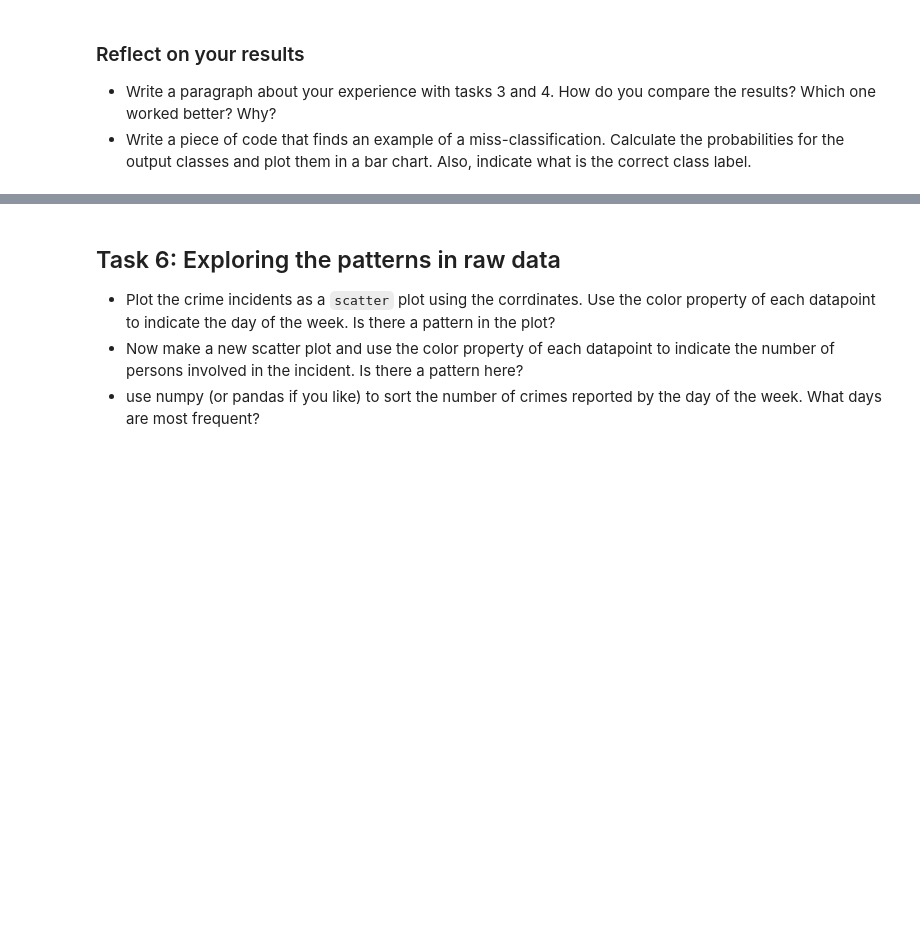
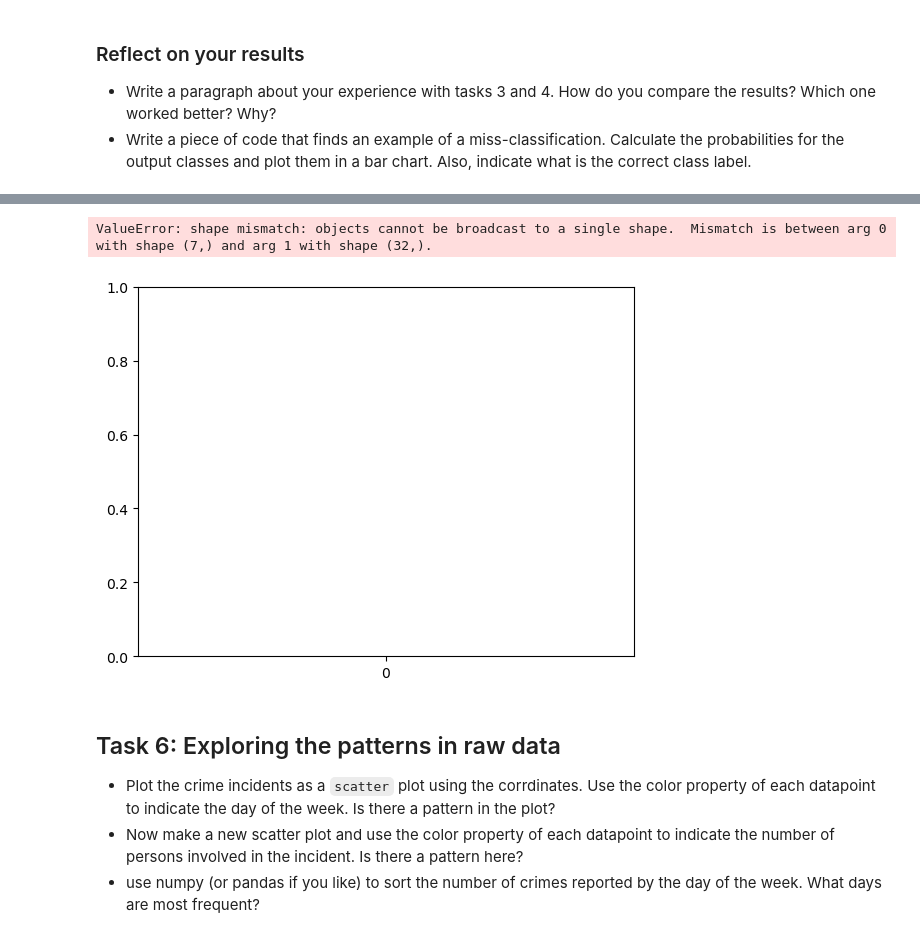
Before and after one commit to Mamatha-bk/PR, a Jupyter notebook: Assignements/HW2/Crime-Stats-Project.ipynb, the cells around one changed output, grey strips where cells are left out. Drawn from its saved outputs; the diff is of its cells as text; code cells hidden in the pictures; blank space fills up the shorter version.

```diff
--- a/Assignements/HW2/Crime-Stats-Project.ipynb
+++ b/Assignements/HW2/Crime-Stats-Project.ipynb
@@ -545,3 +554,32 @@ Best accuracy we got 60 at hidden_size = 32 and learning_rate = 0.1
+# %%
+import matplotlib.pyplot as plt
+
+example_index = 0
+
+example_X, example_y = test_dataset[example_index]
+
+model.eval()
+
+with torch.no_grad():
+    example_X = example_X.unsqueeze(0)
+    class_probabilities = model(example_X)
+    predicted_class = torch.argmax(class_probabilities, dim=1).item()
+
+class_labels = range(num_classes)
+class_probs = torch.softmax(class_probabilities, dim=1).squeeze().numpy()
+
+correct_class_label = example_y.item()
+
+plt.bar([str(label) for label in class_labels], class_probs)
+plt.xlabel('Class')
+plt.ylabel('Probability')
+plt.title('Class Probabilities for Example')
+plt.show()
+
+print(f"Correct Class Label: {correct_class_label}")
+# %% [output]
+ValueError: shape mismatch: objects cannot be broadcast to a single shape.  Mismatch is between arg 0 with shape (7,) and arg 1 with shape (32,).
+[figure, added]
 # %% [markdown]
 ## Task 6: Exploring the patterns in raw data
 
```
Also changed, not shown: parts of 35 cells of this notebook.
